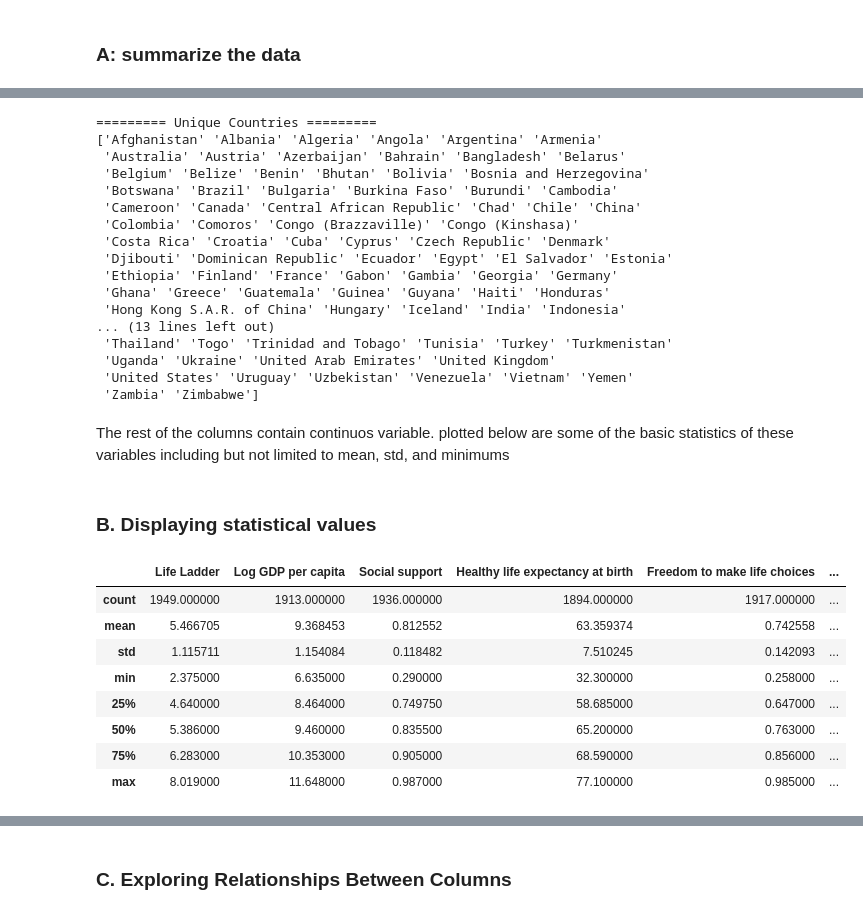
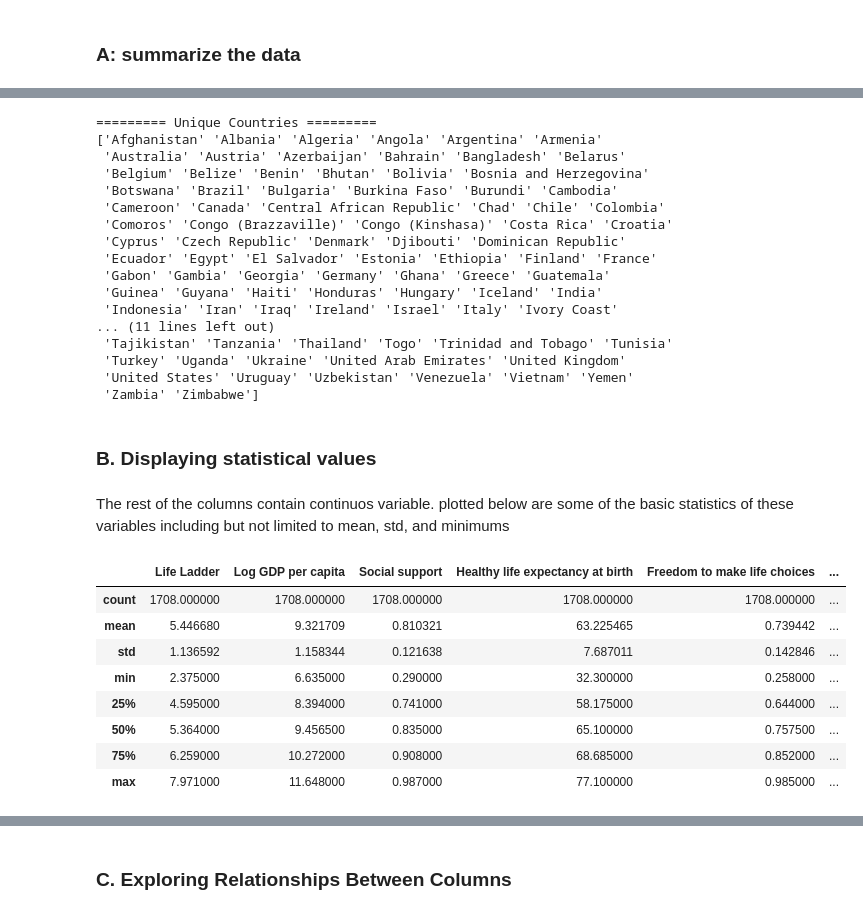
Before and after one commit to jackyeung99/Applied_Machine_Learning, a Jupyter notebook: Assignment_1/Q1.ipynb, the cells around one changed output, grey strips where cells are left out. Drawn from its saved outputs; the diff is of its cells as text; code cells hidden in the pictures.

```diff
--- a/Assignment_1/Q1.ipynb
+++ b/Assignment_1/Q1.ipynb
@@ -19,6 +23,6 @@ Below is the Count of all columns for each row. As we can see below there are a
 
 NOTE: dropping year as specified in the instructions
 # %%
-df = pd.read_csv('happiness_data.csv').drop(columns=['year'])
+df = pd.read_csv('happiness_data.csv').drop(columns=['year']).dropna()
 print(df.count())
 # %% [output]
@@ -38,41 +42,42 @@ Country Name is categorical and may need to be encoded using One-Hot-Encoding
 # %%
 
 print("========= Unique Countries =========")
-print(df['Country name'].unique())
+categorical_vals = df['Country name'].unique()
+print(categorical_vals)
 # %% [output]
 ========= Unique Countries =========
 ['Afghanistan' 'Albania' 'Algeria' 'Angola' 'Argentina' 'Armenia'
  'Australia' 'Austria' 'Azerbaijan' 'Bahrain' 'Bangladesh' 'Belarus'
  'Belgium' 'Belize' 'Benin' 'Bhutan' 'Bolivia' 'Bosnia and Herzegovina'
  'Botswana' 'Brazil' 'Bulgaria' 'Burkina Faso' 'Burundi' 'Cambodia'
- 'Cameroon' 'Canada' 'Central African Republic' 'Chad' 'Chile' 'China'
- 'Colombia' 'Comoros' 'Congo (Brazzaville)' 'Congo (Kinshasa)'
- 'Costa Rica' 'Croatia' 'Cuba' 'Cyprus' 'Czech Republic' 'Denmark'
- 'Djibouti' 'Dominican Republic' 'Ecuador' 'Egypt' 'El Salvador' 'Estonia'
- 'Ethiopia' 'Finland' 'France' 'Gabon' 'Gambia' 'Georgia' 'Germany'
- 'Ghana' 'Greece' 'Guatemala' 'Guinea' 'Guyana' 'Haiti' 'Honduras'
- 'Hong Kong S.A.R. of China' 'Hungary' 'Iceland' 'India' 'Indonesia'
-... (13 lines left out)
- 'Thailand' 'Togo' 'Trinidad and Tobago' 'Tunisia' 'Turkey' 'Turkmenistan'
- 'Uganda' 'Ukraine' 'United Arab Emirates' 'United Kingdom'
+ 'Cameroon' 'Canada' 'Central African Republic' 'Chad' 'Chile' 'Colombia'
+ 'Comoros' 'Congo (Brazzaville)' 'Congo (Kinshasa)' 'Costa Rica' 'Croatia'
+ 'Cyprus' 'Czech Republic' 'Denmark' 'Djibouti' 'Dominican Republic'
+ 'Ecuador' 'Egypt' 'El Salvador' 'Estonia' 'Ethiopia' 'Finland' 'France'
+ 'Gabon' 'Gambia' 'Georgia' 'Germany' 'Ghana' 'Greece' 'Guatemala'
+ 'Guinea' 'Guyana' 'Haiti' 'Honduras' 'Hungary' 'Iceland' 'India'
+ 'Indonesia' 'Iran' 'Iraq' 'Ireland' 'Israel' 'Italy' 'Ivory Coast'
+... (11 lines left out)
+ 'Tajikistan' 'Tanzania' 'Thailand' 'Togo' 'Trinidad and Tobago' 'Tunisia'
+ 'Turkey' 'Uganda' 'Ukraine' 'United Arab Emirates' 'United Kingdom'
  'United States' 'Uruguay' 'Uzbekistan' 'Venezuela' 'Vietnam' 'Yemen'
  'Zambia' 'Zimbabwe']
+# %% [markdown]
+### B. Displaying statistical values
 # %% [markdown]
 The rest of the columns contain continuos variable. plotted below are some of the basic statistics of these variables including but not limited to mean, std, and minimums
-# %% [markdown]
-### B. Displaying statistical values
 # %%
-continuos_variable = df.drop(columns=['year', 'Country name'])
+continuos_variables = df.drop(columns=['Country name'])
 # %%
-continuos_variable.describe()
+continuos_variables.describe()
 # %% [output]
 |  | Life Ladder | Log GDP per capita | Social support | Healthy life expectancy at birth | Freedom to make life choices | ... |
-| count | 1949.000000 | 1913.000000 | 1936.000000 | 1894.000000 | 1917.000000 | ... |
-| mean | 5.466705 | 9.368453 | 0.812552 | 63.359374 | 0.742558 | ... |
-| std | 1.115711 | 1.154084 | 0.118482 | 7.510245 | 0.142093 | ... |
+| count | 1708.000000 | 1708.000000 | 1708.000000 | 1708.000000 | 1708.000000 | ... |
+| mean | 5.446680 | 9.321709 | 0.810321 | 63.225465 | 0.739442 | ... |
+| std | 1.136592 | 1.158344 | 0.121638 | 7.687011 | 0.142846 | ... |
 | min | 2.375000 | 6.635000 | 0.290000 | 32.300000 | 0.258000 | ... |
-| 25% | 4.640000 | 8.464000 | 0.749750 | 58.685000 | 0.647000 | ... |
-| 50% | 5.386000 | 9.460000 | 0.835500 | 65.200000 | 0.763000 | ... |
-| 75% | 6.283000 | 10.353000 | 0.905000 | 68.590000 | 0.856000 | ... |
-| max | 8.019000 | 11.648000 | 0.987000 | 77.100000 | 0.985000 | ... |
+| 25% | 4.595000 | 8.394000 | 0.741000 | 58.175000 | 0.644000 | ... |
+| 50% | 5.364000 | 9.456500 | 0.835000 | 65.100000 | 0.757500 | ... |
+| 75% | 6.259000 | 10.272000 | 0.908000 | 68.685000 | 0.852000 | ... |
+| max | 7.971000 | 11.648000 | 0.987000 | 77.100000 | 0.985000 | ... |
 # %%
```
Also changed, not shown: parts of 27 cells of this notebook.
